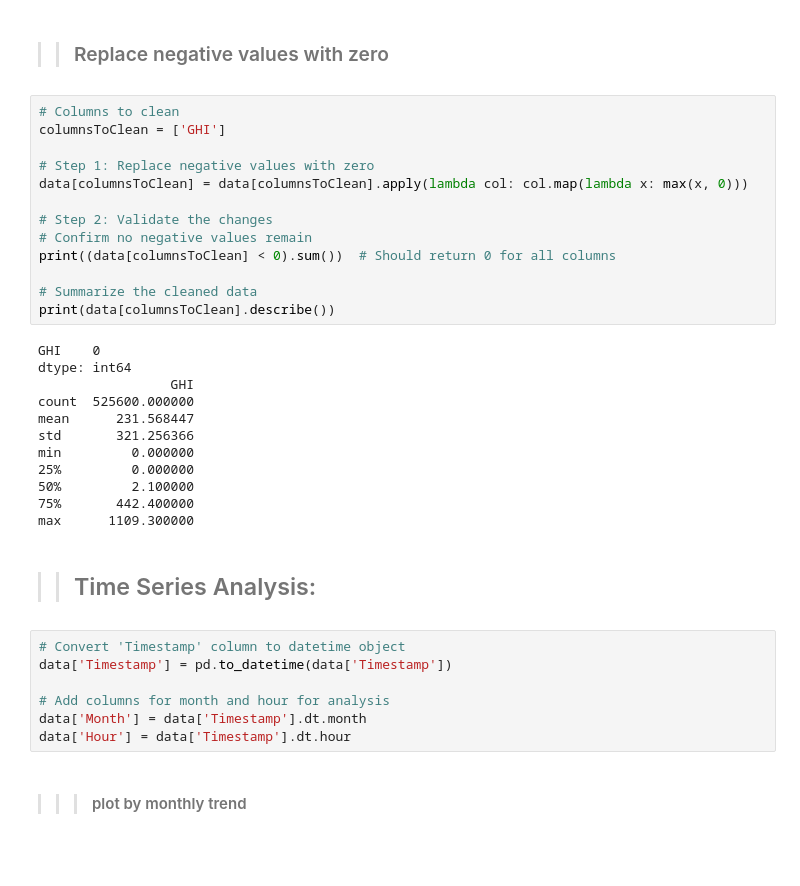
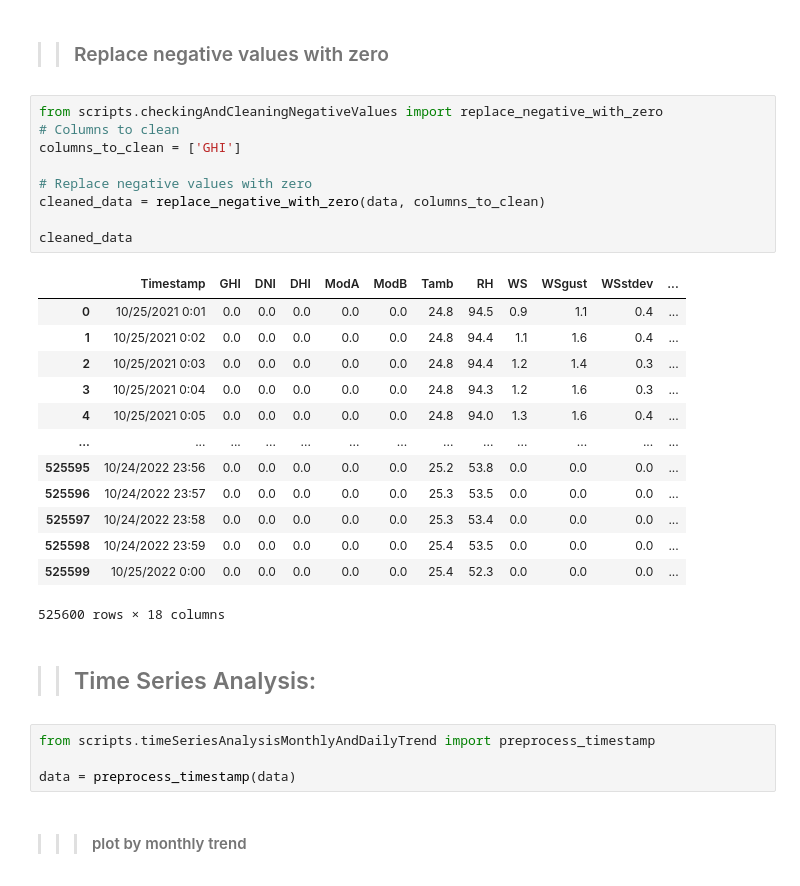
Before and after one commit to naolatomsa/MoonLight-Energy-Solutions-, a Jupyter notebook: notebooks/togoDapaongQc.ipynb, the cells around one changed output. Cells and saved outputs as stored; diff of their text form; blank space fills up the shorter version.

```diff
--- a/notebooks/togoDapaongQc.ipynb
+++ b/notebooks/togoDapaongQc.ipynb
@@ -310,39 +255,34 @@ count  525600.000000  525600.000000  525600.000000  525600.000000
 max       980.000000            0.0
 # %% [markdown]
 >> ### Replace negative values with zero
-# %%
-# Columns to clean
-columnsToClean = ['GHI']
-
-# Step 1: Replace negative values with zero
-data[columnsToClean] = data[columnsToClean].apply(lambda col: col.map(lambda x: max(x, 0)))
-
-# Step 2: Validate the changes
-# Confirm no negative values remain
-print((data[columnsToClean] < 0).sum())  # Should return 0 for all columns
-
-# Summarize the cleaned data
-print(data[columnsToClean].describe())
-# %% [output]
-GHI    0
-dtype: int64
-                 GHI
-count  525600.000000
-mean      231.568447
-std       321.256366
-min         0.000000
-25%         0.000000
-50%         2.100000
-75%       442.400000
-max      1109.300000
+# %%
+from scripts.checkingAndCleaningNegativeValues import replace_negative_with_zero
+# Columns to clean
+columns_to_clean = ['GHI']
+
+# Replace negative values with zero
+cleaned_data = replace_negative_with_zero(data, columns_to_clean)
+
+cleaned_data
+# %% [output]
+|  | Timestamp | GHI | DNI | DHI | ModA | ModB | Tamb | RH | WS | WSgust | WSstdev | ... |
+| 0 | 10/25/2021 0:01 | 0.0 | 0.0 | 0.0 | 0.0 | 0.0 | 24.8 | 94.5 | 0.9 | 1.1 | 0.4 | ... |
+| 1 | 10/25/2021 0:02 | 0.0 | 0.0 | 0.0 | 0.0 | 0.0 | 24.8 | 94.4 | 1.1 | 1.6 | 0.4 | ... |
+| 2 | 10/25/2021 0:03 | 0.0 | 0.0 | 0.0 | 0.0 | 0.0 | 24.8 | 94.4 | 1.2 | 1.4 | 0.3 | ... |
+| 3 | 10/25/2021 0:04 | 0.0 | 0.0 | 0.0 | 0.0 | 0.0 | 24.8 | 94.3 | 1.2 | 1.6 | 0.3 | ... |
+| 4 | 10/25/2021 0:05 | 0.0 | 0.0 | 0.0 | 0.0 | 0.0 | 24.8 | 94.0 | 1.3 | 1.6 | 0.4 | ... |
+| ... | ... | ... | ... | ... | ... | ... | ... | ... | ... | ... | ... | ... |
+| 525595 | 10/24/2022 23:56 | 0.0 | 0.0 | 0.0 | 0.0 | 0.0 | 25.2 | 53.8 | 0.0 | 0.0 | 0.0 | ... |
+| 525596 | 10/24/2022 23:57 | 0.0 | 0.0 | 0.0 | 0.0 | 0.0 | 25.3 | 53.5 | 0.0 | 0.0 | 0.0 | ... |
+| 525597 | 10/24/2022 23:58 | 0.0 | 0.0 | 0.0 | 0.0 | 0.0 | 25.3 | 53.4 | 0.0 | 0.0 | 0.0 | ... |
+| 525598 | 10/24/2022 23:59 | 0.0 | 0.0 | 0.0 | 0.0 | 0.0 | 25.4 | 53.5 | 0.0 | 0.0 | 0.0 | ... |
+| 525599 | 10/25/2022 0:00 | 0.0 | 0.0 | 0.0 | 0.0 | 0.0 | 25.4 | 52.3 | 0.0 | 0.0 | 0.0 | ... |
+525600 rows × 18 columns
 # %% [markdown]
 >> ## Time Series Analysis:
-# %%
-# Convert 'Timestamp' column to datetime object
-data['Timestamp'] = pd.to_datetime(data['Timestamp'])
-
-# Add columns for month and hour for analysis
-data['Month'] = data['Timestamp'].dt.month
-data['Hour'] = data['Timestamp'].dt.hour
+# %%
+from scripts.timeSeriesAnalysisMonthlyAndDailyTrend import preprocess_timestamp
+
+data = preprocess_timestamp(data)
 # %% [markdown]
 >>> #### plot by monthly trend
```
Also changed, not shown: parts of 25 cells of this notebook, 13 other files.
